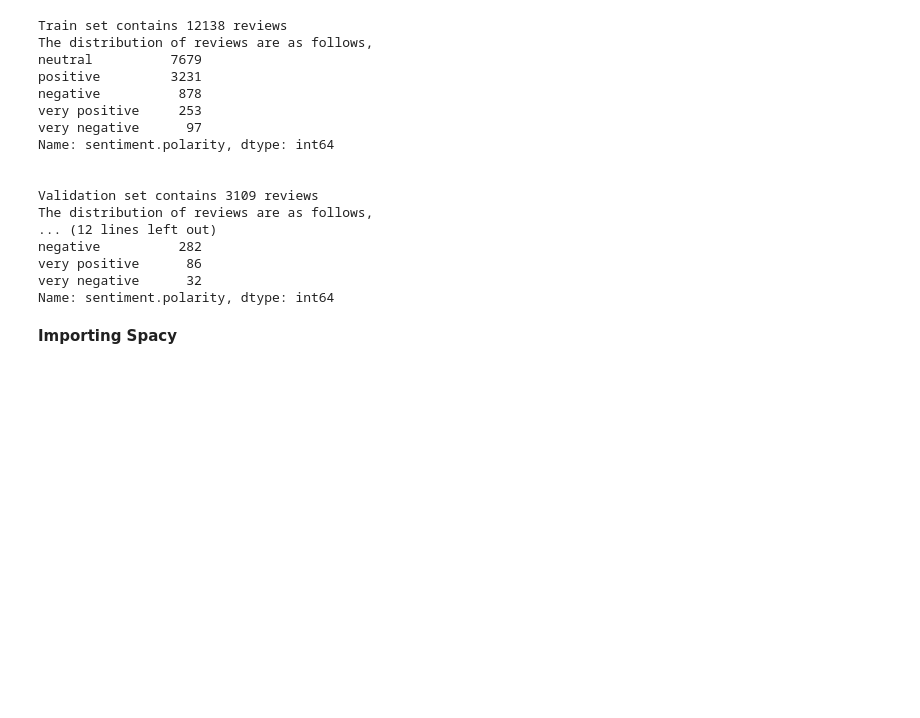
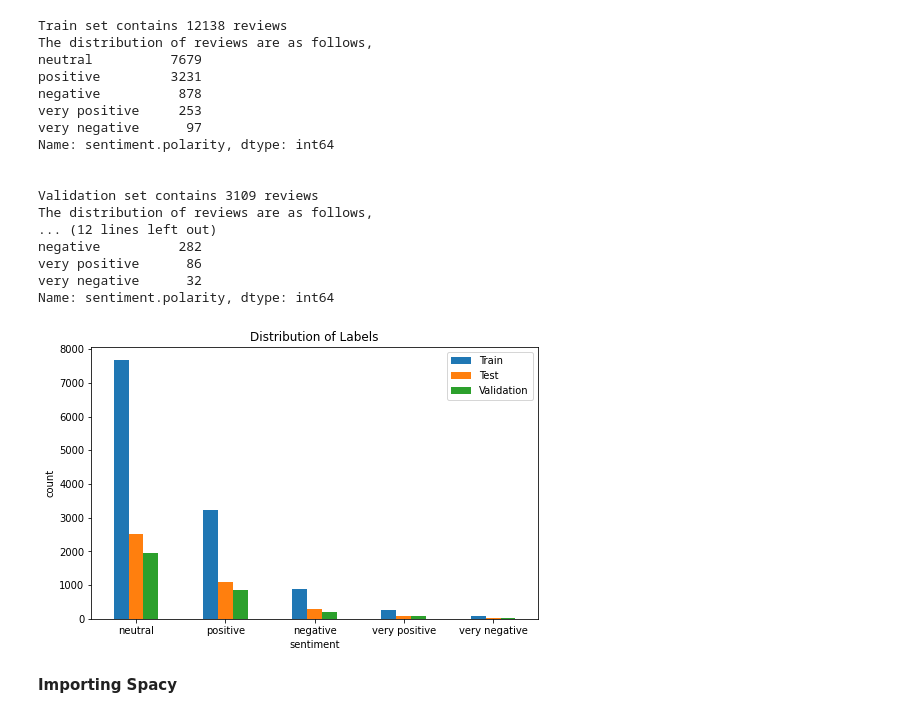
Before and after one commit to ArunGautham-Soundarrajan/subreddit_sentiment_classification, a Jupyter notebook: main.ipynb, the cells around one changed output. Drawn from its saved outputs; the diff is of its cells as text; code cells hidden in the pictures; blank space fills up the shorter version.

```diff
--- a/main.ipynb
+++ b/main.ipynb
@@ -54,6 +73,25 @@ negative          282
 very positive      86
 very negative      32
 Name: sentiment.polarity, dtype: int64
+# %%
+#Visualising the distribution
+train = train_data['sentiment.polarity'].value_counts()
+test = test_data['sentiment.polarity'].value_counts()
+val = validation_data['sentiment.polarity'].value_counts()
+
+df = pd.DataFrame(train)
+df['test']= pd.DataFrame(test)
+df['val']= pd.DataFrame(val)
+
+df = df.reset_index()
+df.columns= ['sentiment','Train','Test','Validation']
+# %%
+df.plot(x = 'sentiment',y = ['Train','Test','Validation'],kind='bar',figsize=(8,5),rot=0)
+plt.ylabel('count')
+plt.title('Distribution of Labels')
+plt.show()
+# %% [output]
+[figure, added]
 # %% [markdown]
 **Importing Spacy**
 # %%
```
Also changed, not shown: parts of 89 cells of this notebook, 8 other files.
